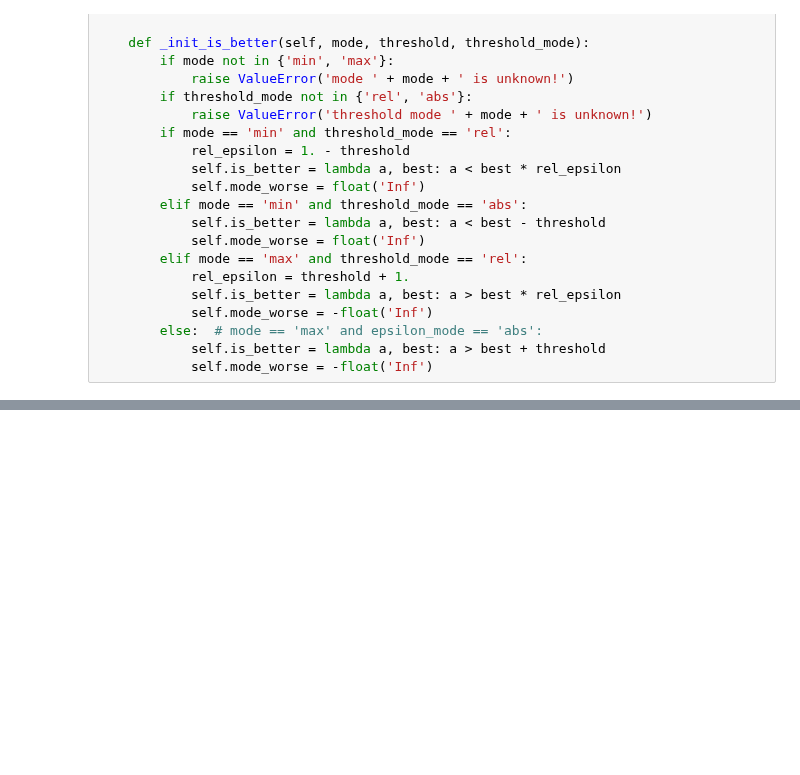
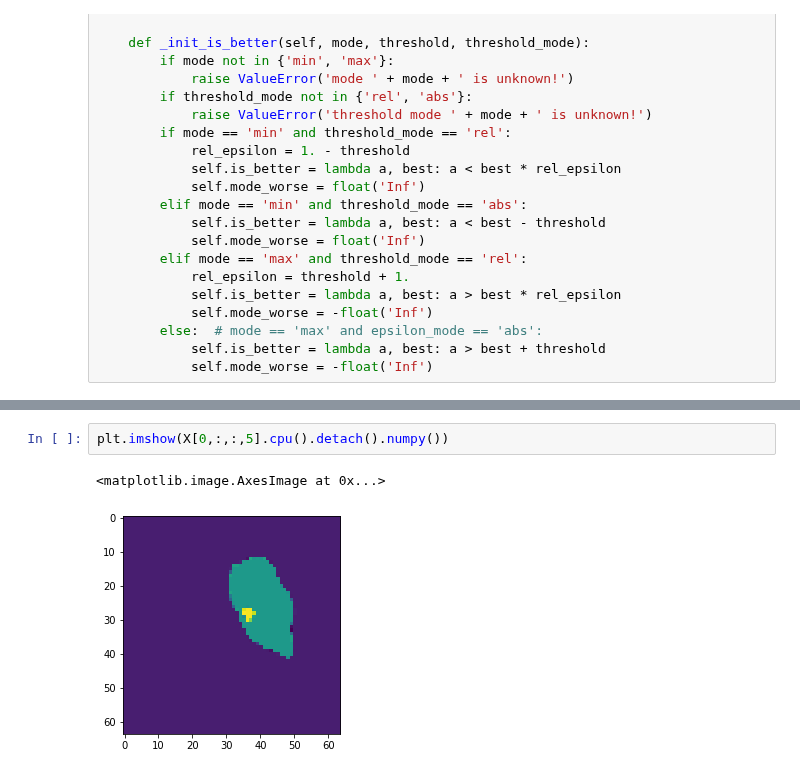
Before and after one commit to TapasKumarDutta1/ARM-Net, a Jupyter notebook: 3d_gan.ipynb, the cells around one changed output, grey strips where cells are left out. Saved outputs shown, nothing was run; the diff lists cells and outputs as text; blank space fills up the shorter version.

```diff
--- a/3d_gan.ipynb
+++ b/3d_gan.ipynb
@@ -923,0 +915,5 @@ RuntimeError: ignored
+# %%
+plt.imshow(X[0,:,:,5].cpu().detach().numpy())
+# %% [output]
+<matplotlib.image.AxesImage at 0x...>
+[figure, added]
```
Also changed, not shown: parts of 23 cells of this notebook.
